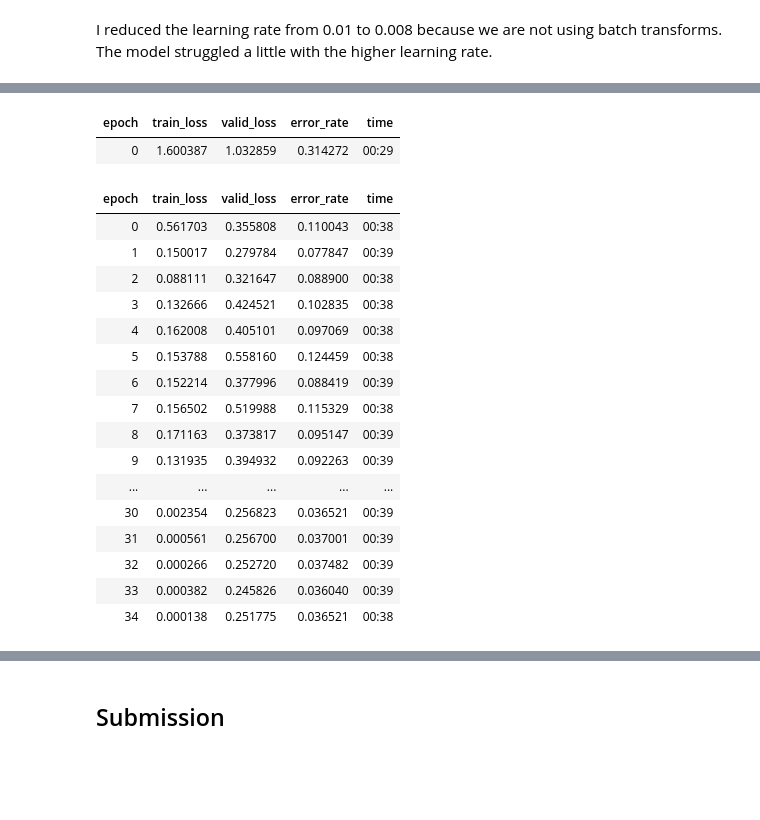
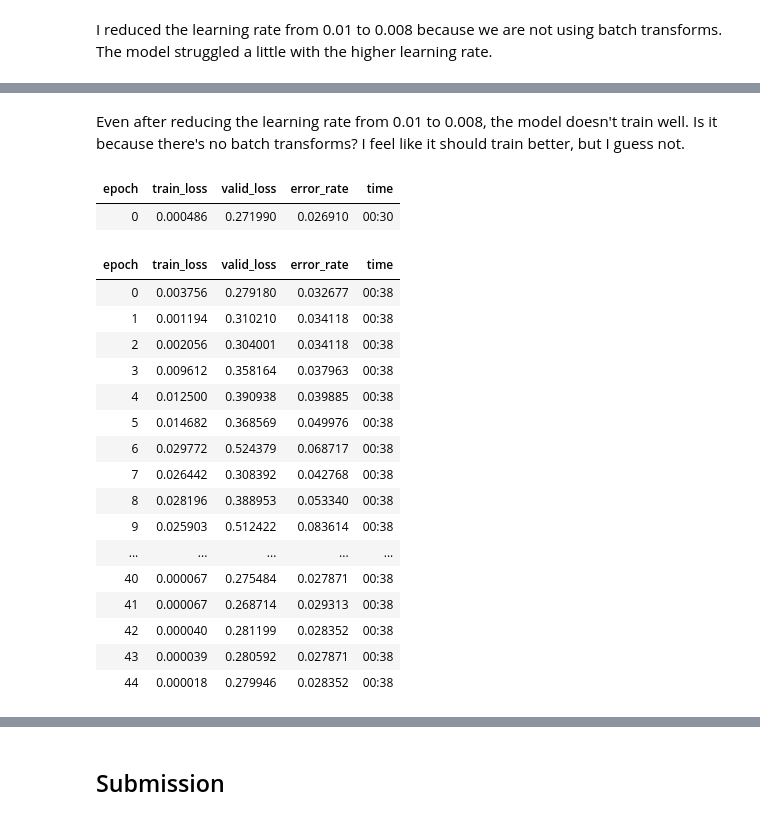
Before and after one commit to galopyz/paddy, a Jupyter notebook: 10_How_much_to_train.ipynb, the cells around one changed output, grey strips where cells are left out. Cells and saved outputs as stored; diff of their text form; code cells hidden in the pictures; blank space fills up the shorter version.

```diff
--- a/10_How_much_to_train.ipynb
+++ b/10_How_much_to_train.ipynb
@@ -38,22 +34,24 @@ SuggestedLRs(valley=0.0014454397605732083)
+# %% [markdown]
+Even after reducing the learning rate from 0.01 to 0.008, the model doesn't train well. Is it because there's no batch transforms? I feel like it should train better, but I guess not.
 # %%
-learn.fine_tune(35, 0.008)
+learn.fine_tune(45, 0.008)
 # %% [output]
 | epoch | train_loss | valid_loss | error_rate | time |
-| 0 | 1.600387 | 1.032859 | 0.314272 | 00:29 |
+| 0 | 0.000486 | 0.271990 | 0.026910 | 00:30 |
 | epoch | train_loss | valid_loss | error_rate | time |
-| 0 | 0.561703 | 0.355808 | 0.110043 | 00:38 |
-| 1 | 0.150017 | 0.279784 | 0.077847 | 00:39 |
-| 2 | 0.088111 | 0.321647 | 0.088900 | 00:38 |
-| 3 | 0.132666 | 0.424521 | 0.102835 | 00:38 |
-| 4 | 0.162008 | 0.405101 | 0.097069 | 00:38 |
-| 5 | 0.153788 | 0.558160 | 0.124459 | 00:38 |
-| 6 | 0.152214 | 0.377996 | 0.088419 | 00:39 |
-| 7 | 0.156502 | 0.519988 | 0.115329 | 00:38 |
-| 8 | 0.171163 | 0.373817 | 0.095147 | 00:39 |
-| 9 | 0.131935 | 0.394932 | 0.092263 | 00:39 |
+| 0 | 0.003756 | 0.279180 | 0.032677 | 00:38 |
+| 1 | 0.001194 | 0.310210 | 0.034118 | 00:38 |
+| 2 | 0.002056 | 0.304001 | 0.034118 | 00:38 |
+| 3 | 0.009612 | 0.358164 | 0.037963 | 00:38 |
+| 4 | 0.012500 | 0.390938 | 0.039885 | 00:38 |
+| 5 | 0.014682 | 0.368569 | 0.049976 | 00:38 |
+| 6 | 0.029772 | 0.524379 | 0.068717 | 00:38 |
+| 7 | 0.026442 | 0.308392 | 0.042768 | 00:38 |
+| 8 | 0.028196 | 0.388953 | 0.053340 | 00:38 |
+| 9 | 0.025903 | 0.512422 | 0.083614 | 00:38 |
 | ... | ... | ... | ... | ... |
-| 30 | 0.002354 | 0.256823 | 0.036521 | 00:39 |
-| 31 | 0.000561 | 0.256700 | 0.037001 | 00:39 |
-| 32 | 0.000266 | 0.252720 | 0.037482 | 00:39 |
-| 33 | 0.000382 | 0.245826 | 0.036040 | 00:39 |
-| 34 | 0.000138 | 0.251775 | 0.036521 | 00:38 |
+| 40 | 0.000067 | 0.275484 | 0.027871 | 00:38 |
+| 41 | 0.000067 | 0.268714 | 0.029313 | 00:38 |
+| 42 | 0.000040 | 0.281199 | 0.028352 | 00:38 |
+| 43 | 0.000039 | 0.280592 | 0.027871 | 00:38 |
+| 44 | 0.000018 | 0.279946 | 0.028352 | 00:38 |
```
Also changed, not shown: parts of 18 cells of this notebook, 13 other files.
